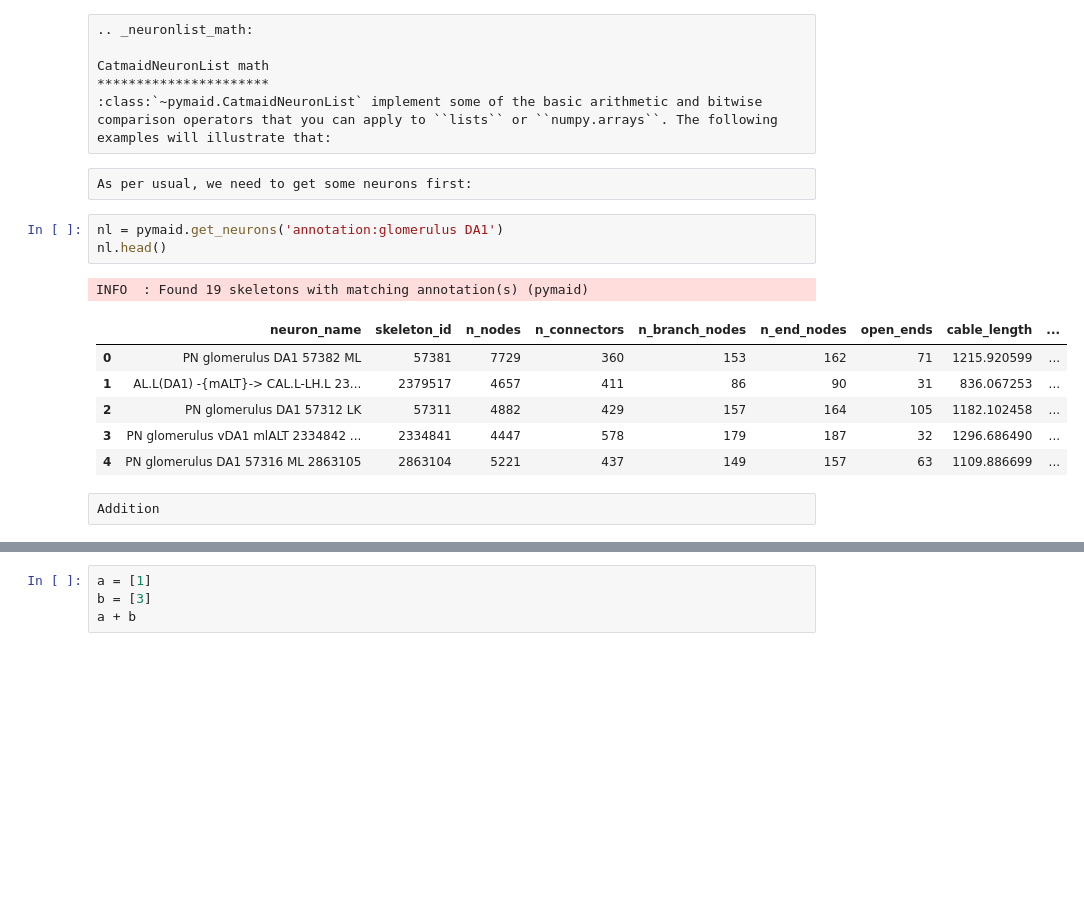
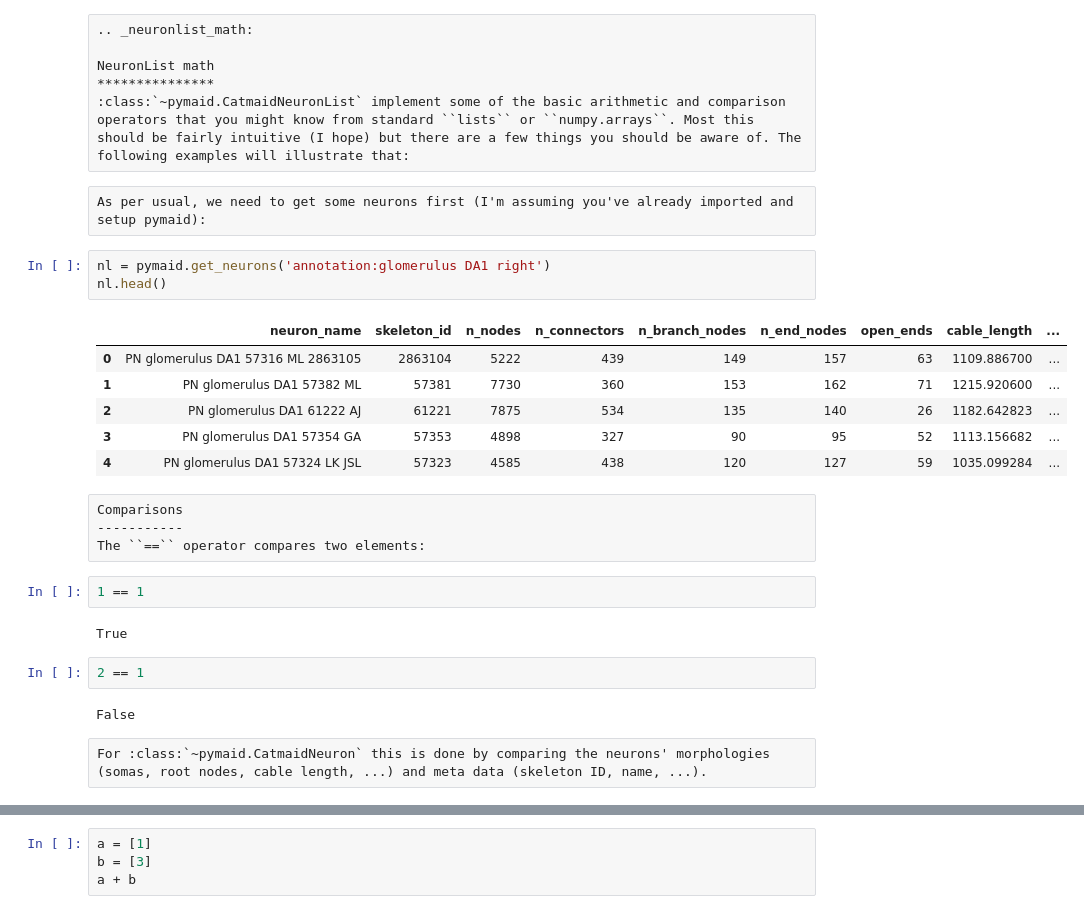
Before and after one commit to navis-org/pymaid, a Jupyter notebook: docs/source/neuronlist_math.ipynb, the cells around one changed output, grey strips where cells are left out. Cells and saved outputs as stored; diff of their text form; blank space fills up the shorter version.

```diff
--- a/docs/source/neuronlist_math.ipynb
+++ b/docs/source/neuronlist_math.ipynb
@@ -1,21 +1,32 @@
 # %% [raw]
 .. _neuronlist_math:
 
-CatmaidNeuronList math
-**********************
-:class:`~pymaid.CatmaidNeuronList` implement some of the basic arithmetic and bitwise comparison operators that you can apply to ``lists`` or ``numpy.arrays``. The following examples will illustrate that:
+NeuronList math
+***************
+:class:`~pymaid.CatmaidNeuronList` implement some of the basic arithmetic and comparison operators that you might know from standard ``lists`` or ``numpy.arrays``. Most this should be fairly intuitive (I hope) but there are a few things you should be aware of. The following examples will illustrate that:
 # %% [raw]
-As per usual, we need to get some neurons first:
+As per usual, we need to get some neurons first (I'm assuming you've already imported and setup pymaid):
 # %%
-nl = pymaid.get_neurons('annotation:glomerulus DA1')
+nl = pymaid.get_neurons('annotation:glomerulus DA1 right')
 nl.head()
 # %% [output]
-INFO  : Found 19 skeletons with matching annotation(s) (pymaid)
 |  | neuron_name | skeleton_id | n_nodes | n_connectors | n_branch_nodes | n_end_nodes | open_ends | cable_length | ... |
-| 0 | PN glomerulus DA1 57382 ML | 57381 | 7729 | 360 | 153 | 162 | 71 | 1215.920599 | ... |
-| 1 | AL.L(DA1) -{mALT}-> CAL.L-LH.L 23... | 2379517 | 4657 | 411 | 86 | 90 | 31 | 836.067253 | ... |
-| 2 | PN glomerulus DA1 57312 LK | 57311 | 4882 | 429 | 157 | 164 | 105 | 1182.102458 | ... |
-| 3 | PN glomerulus vDA1 mlALT 2334842 ... | 2334841 | 4447 | 578 | 179 | 187 | 32 | 1296.686490 | ... |
-| 4 | PN glomerulus DA1 57316 ML 2863105 | 2863104 | 5221 | 437 | 149 | 157 | 63 | 1109.886699 | ... |
+| 0 | PN glomerulus DA1 57316 ML 2863105 | 2863104 | 5222 | 439 | 149 | 157 | 63 | 1109.886700 | ... |
+| 1 | PN glomerulus DA1 57382 ML | 57381 | 7730 | 360 | 153 | 162 | 71 | 1215.920600 | ... |
+| 2 | PN glomerulus DA1 61222 AJ | 61221 | 7875 | 534 | 135 | 140 | 26 | 1182.642823 | ... |
+| 3 | PN glomerulus DA1 57354 GA | 57353 | 4898 | 327 | 90 | 95 | 52 | 1113.156682 | ... |
+| 4 | PN glomerulus DA1 57324 LK JSL | 57323 | 4585 | 438 | 120 | 127 | 59 | 1035.099284 | ... |
-# %% [raw]
-Addition
+# %% [raw]
+Comparisons
+-----------
+The ``==`` operator compares two elements:
+# %%
+1 == 1
+# %% [output]
+True
+# %%
+2 == 1
+# %% [output]
+False
+# %% [raw]
+For :class:`~pymaid.CatmaidNeuron` this is done by comparing the neurons' morphologies (somas, root nodes, cable length, ...) and meta data (skeleton ID, name, ...).
```
Also changed, not shown: parts of 46 cells of this notebook, 1 other file.
